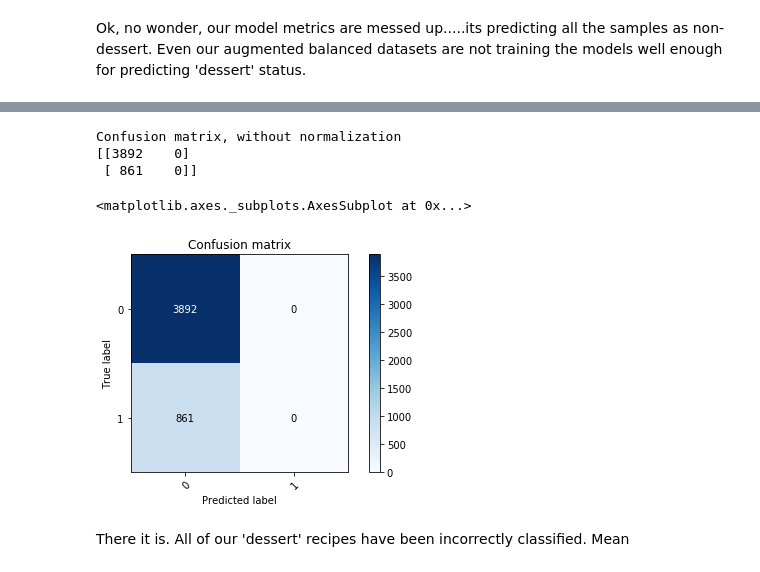
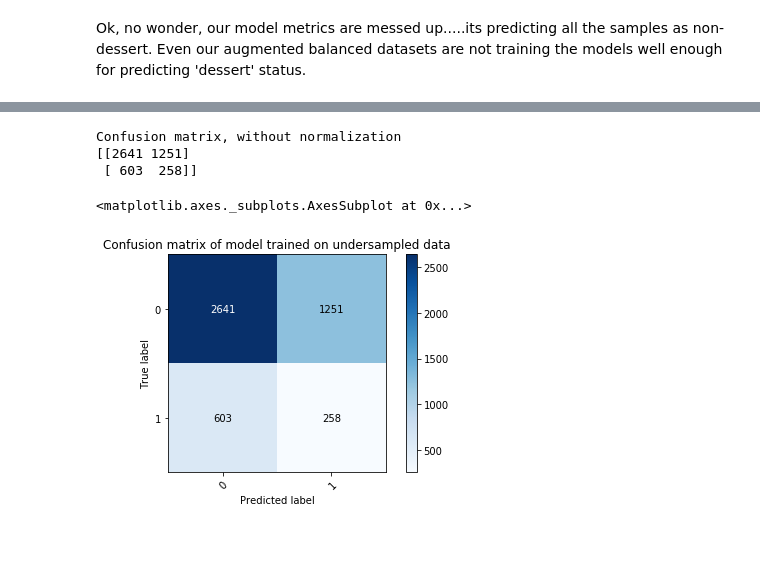
Before and after one commit to shwetapurushe/data-science-world, a Jupyter notebook: Projects/Recipes/LogReg_calories_predict_dessert.ipynb, the cells around one changed output, grey strips where cells are left out. Drawn from its saved outputs; the diff is of its cells as text; code cells hidden in the pictures; blank space fills up the shorter version.

```diff
--- a/Projects/Recipes/Recipes_regression.ipynb
+++ b/Projects/Recipes/LogReg_calories_predict_dessert.ipynb
@@ -460,12 +466,10 @@ def plot_confusion_matrix(y_true, y_pred, classes,
     fig.tight_layout()
     return ax
 # %%
-plot_confusion_matrix(test_y, un_pred, classes=['0', '1'], normalize=False,title='Confusion matrix')
+plot_confusion_matrix(test_y, un_pred, classes=['0', '1'], normalize=False,title='Confusion matrix of model trained on undersampled data')
 # %% [output]
 Confusion matrix, without normalization
-[[3892    0]
- [ 861    0]]
+[[2641 1251]
+ [ 603  258]]
 <matplotlib.axes._subplots.AxesSubplot at 0x...>
-[figure, old version]
+[figure, new version]
-# %% [markdown]
-There it is. All of our 'dessert' recipes have been incorrectly classified. Mean
```
Also changed, not shown: parts of 11 cells of this notebook.
